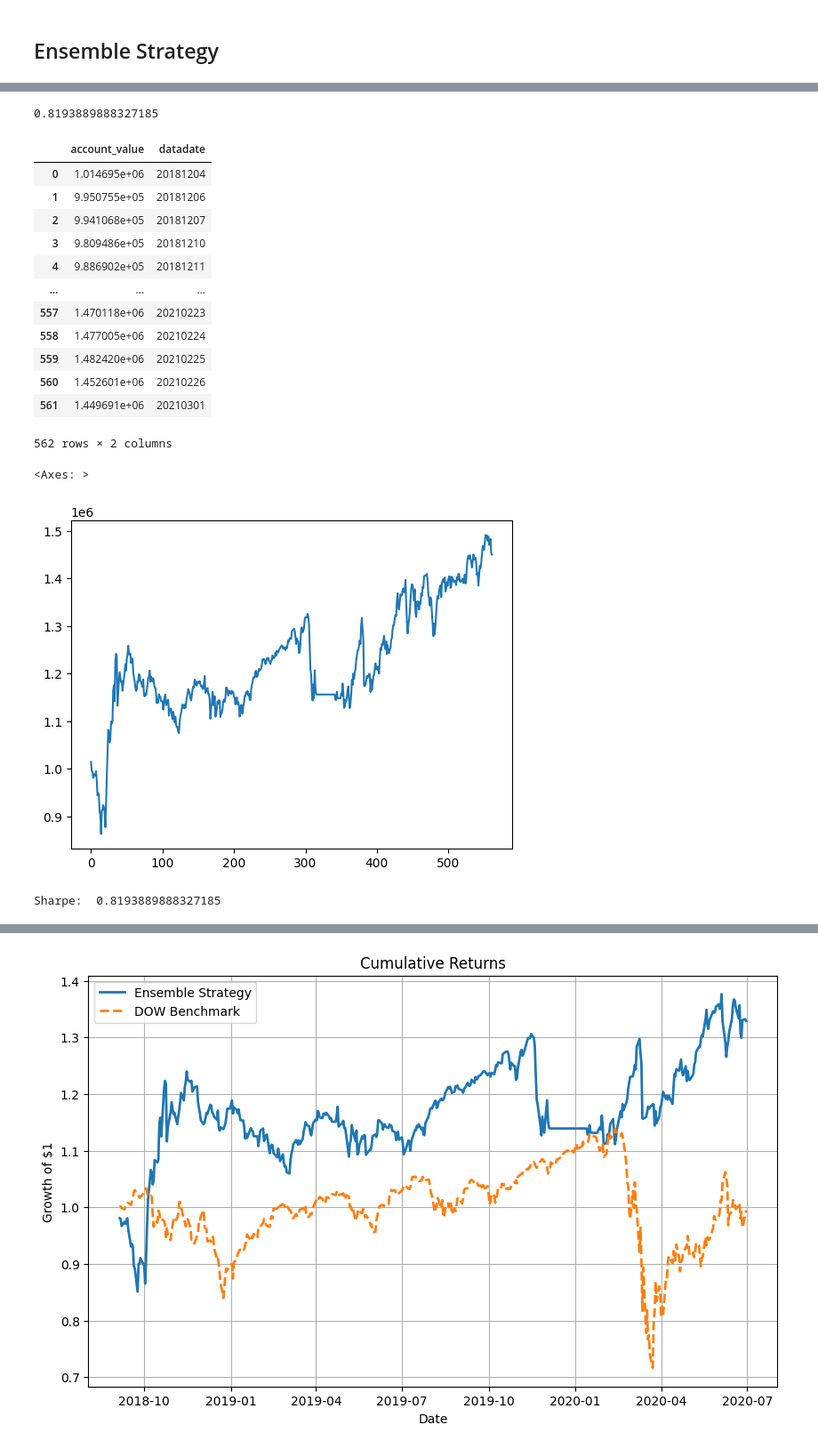
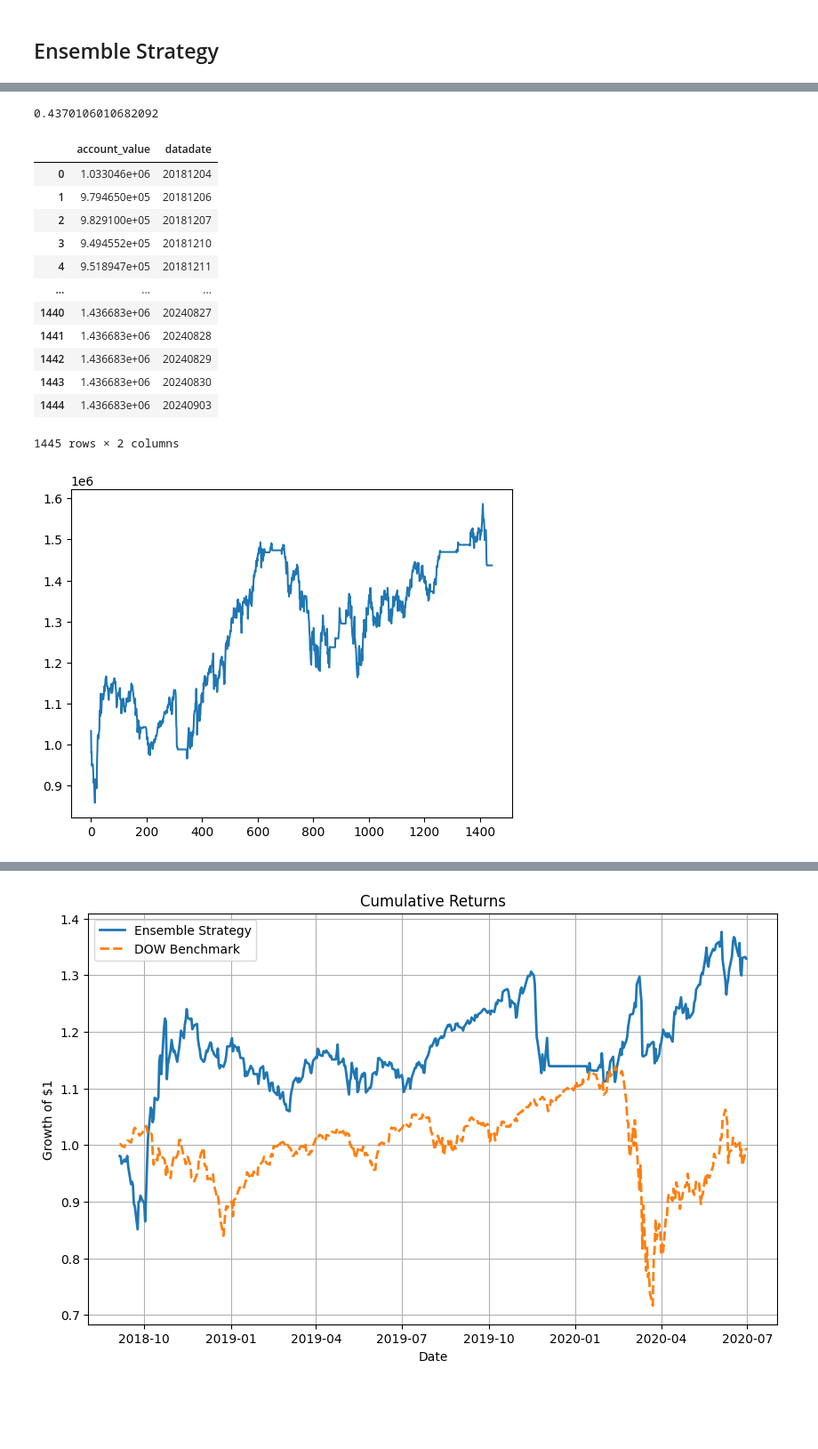
Before and after one commit to elaineleiyoung/FinRL-Trading, a Jupyter notebook: DRL-for-Trading/backtesting.ipynb, the cells around one changed output, grey strips where cells are left out. Shown at 89% size. Drawn from its saved outputs; the diff is of its cells as text; code cells hidden in the pictures; blank space fills up the shorter version.

```diff
--- a/DRL-for-Trading/backtesting.ipynb
+++ b/DRL-for-Trading/backtesting.ipynb
@@ -100,0 +57,6 @@ spx_df
+# %%
+spx_df = spx[(spx['date']>='2018-12-03') & (spx['date']<=end_date)]
+spx_df = spx_df.rename(columns={'date': 'Date'})
+spx_df['daily_return']=spx_df['close'].pct_change(1)
+spx_df = spx_df.iloc[1:].reset_index(drop=True)
+spx_df
@@ -179,31 +176,22 @@ def get_account_value(model_name):
     df_account_value=df_account_value.join(df_trade_date[:].reset_index(drop=True))
     return df_account_value
 # %%
-ensemble_account_value = get_account_value('ensemble')
+ensemble_account_value = get_account_value('ensemble','results_vol', 40)
+ensemble_account_value.account_value.plot()
+ensemble_account_value
 # %% [output]
-0.8193889888327185
+0.4370106010682092
+|  | account_value | datadate |
+| 0 | 1.033046e+06 | 20181204 |
+| 1 | 9.794650e+05 | 20181206 |
+| 2 | 9.829100e+05 | 20181207 |
+| 3 | 9.494552e+05 | 20181210 |
+| 4 | 9.518947e+05 | 20181211 |
+| ... | ... | ... |
+| 1440 | 1.436683e+06 | 20240827 |
+| 1441 | 1.436683e+06 | 20240828 |
+| 1442 | 1.436683e+06 | 20240829 |
+| 1443 | 1.436683e+06 | 20240830 |
+| 1444 | 1.436683e+06 | 20240903 |
+1445 rows × 2 columns
+[figure, added]
-# %%
-ensemble_account_value
-# %% [output]
-|  | account_value | datadate |
-| 0 | 1.014695e+06 | 20181204 |
-| 1 | 9.950755e+05 | 20181206 |
-| 2 | 9.941068e+05 | 20181207 |
-| 3 | 9.809486e+05 | 20181210 |
-| 4 | 9.886902e+05 | 20181211 |
-| ... | ... | ... |
-| 557 | 1.470118e+06 | 20210223 |
-| 558 | 1.477005e+06 | 20210224 |
-| 559 | 1.482420e+06 | 20210225 |
-| 560 | 1.452601e+06 | 20210226 |
-| 561 | 1.449691e+06 | 20210301 |
-562 rows × 2 columns
-# %%
-ensemble_account_value.account_value.plot()
-# %% [output]
-<Axes: >
-[figure, removed]
-# %%
-ensemble_account_value = get_daily_return(ensemble_account_value)
-# %% [output]
-Sharpe:  0.8193889888327185
```
Also changed, not shown: parts of 39 cells of this notebook.
